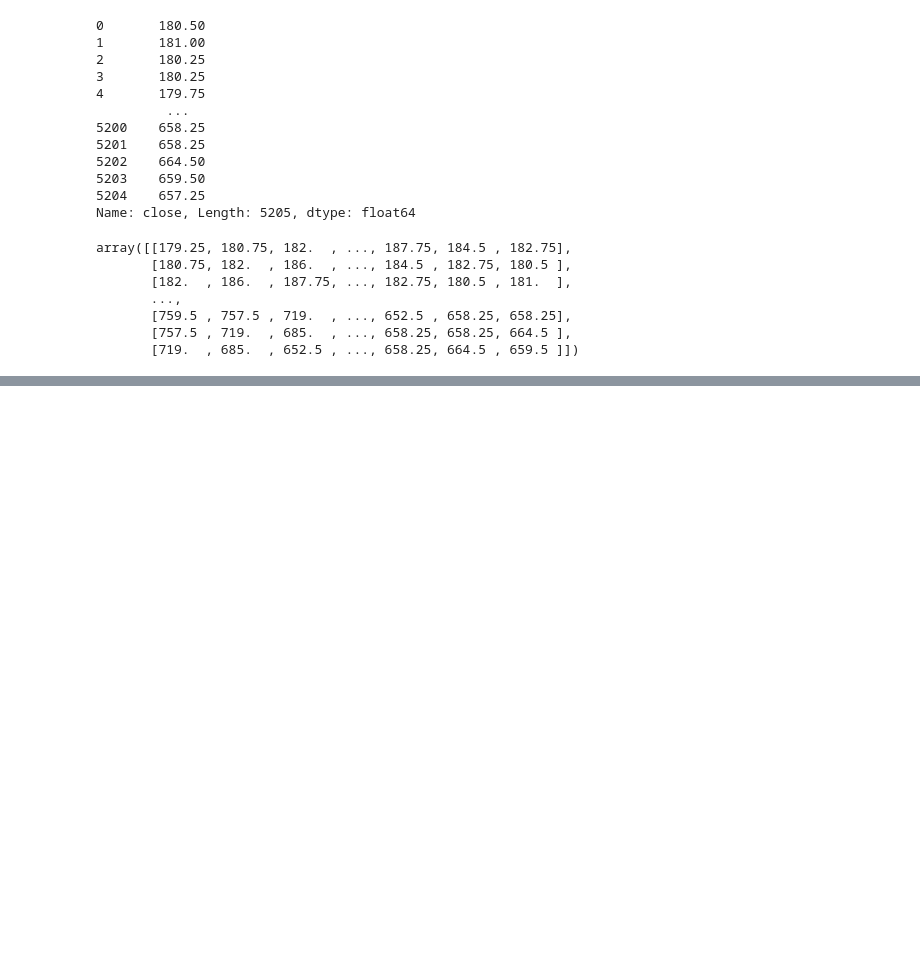
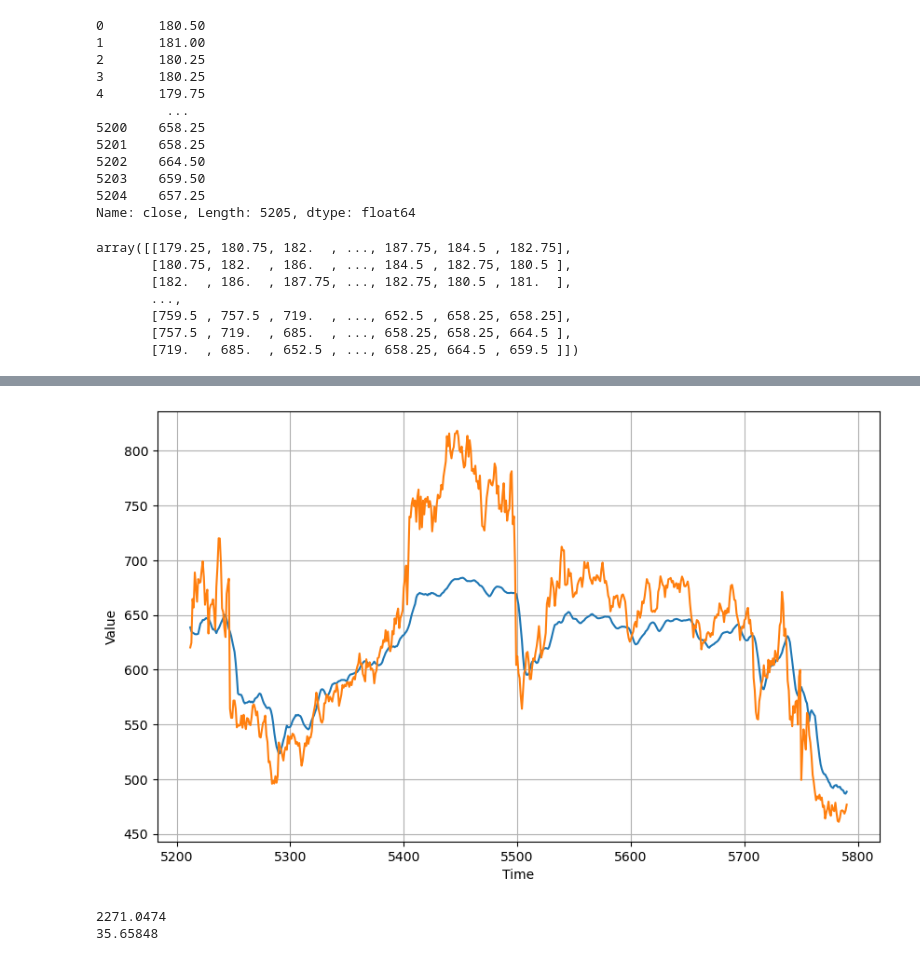
Before and after one commit to sdray5/projects, a Jupyter notebook: GrainFutures/Grains Futures.ipynb, the cells around one changed output, grey strips where cells are left out. Drawn from its saved outputs; the diff is of its cells as text; code cells hidden in the pictures; blank space fills up the shorter version.

```diff
--- a/GrainFutures/Grains Futures.ipynb
+++ b/GrainFutures/Grains Futures.ipynb
@@ -254,0 +387,3 @@ print(train_mse, test_mse)
+# %%
+results = model.predict(X_test)
+results
@@ -254,0 +409,19 @@ print(train_mse, test_mse)
+# %%
+results = results[:,0]
+# %%
+y_test = y_test.to_numpy()
+# y_test = y_test[:,0]
+# %%
+time_valid = corn_df['date'][int(len(y)*train_pct)+window_size:]
+# %%
+# Plot the results
+plot_series(time_valid.index, (results, y_test))
+# %% [output]
+[figure, added]
+# %%
+# Compute the MSE and MAE
+print(tf.keras.metrics.mean_squared_error(y_test, results).numpy())
+print(tf.keras.metrics.mean_absolute_error(y_test, results).numpy())
+# %% [output]
+2271.0474
+35.65848
```
Also changed, not shown: parts of 16 cells of this notebook.
